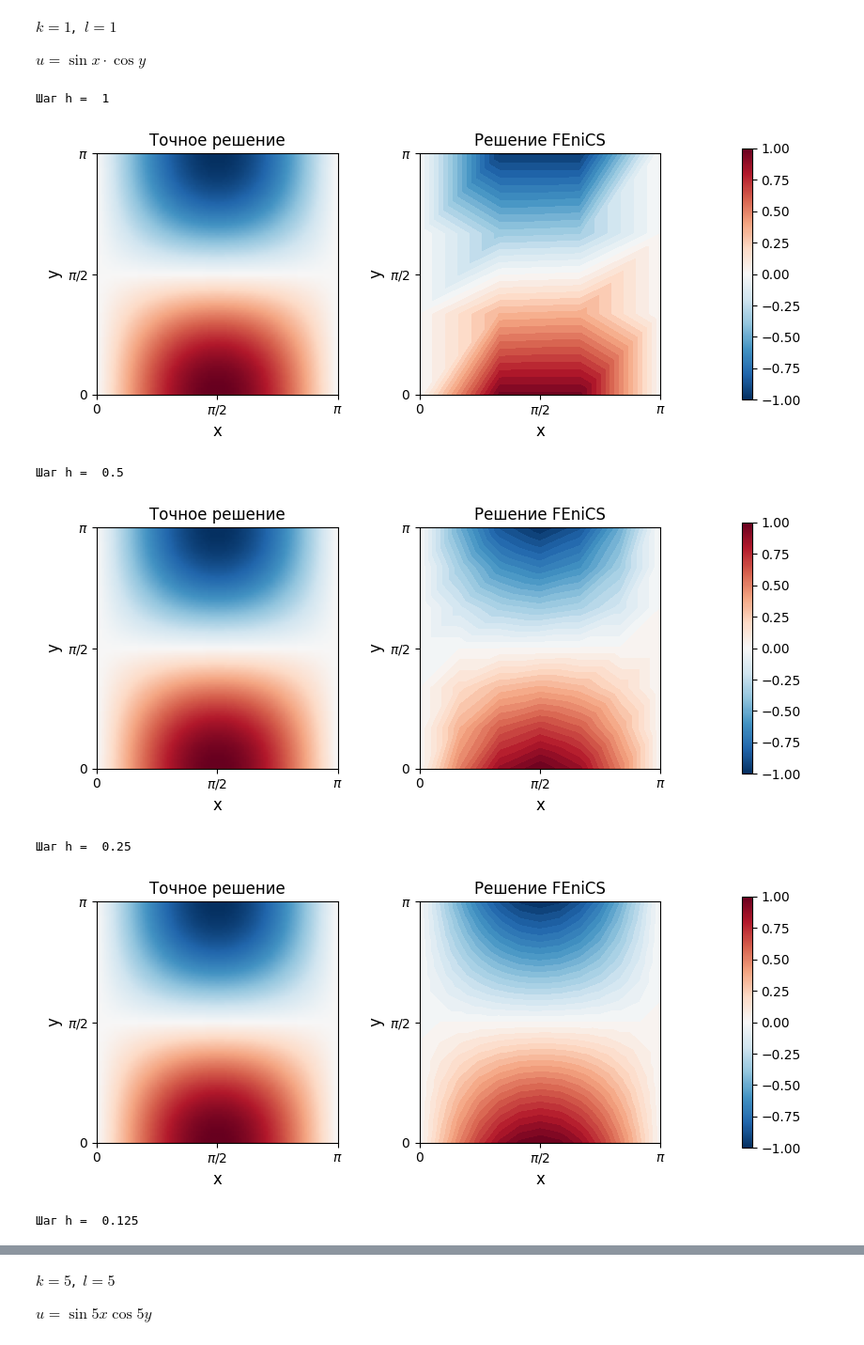
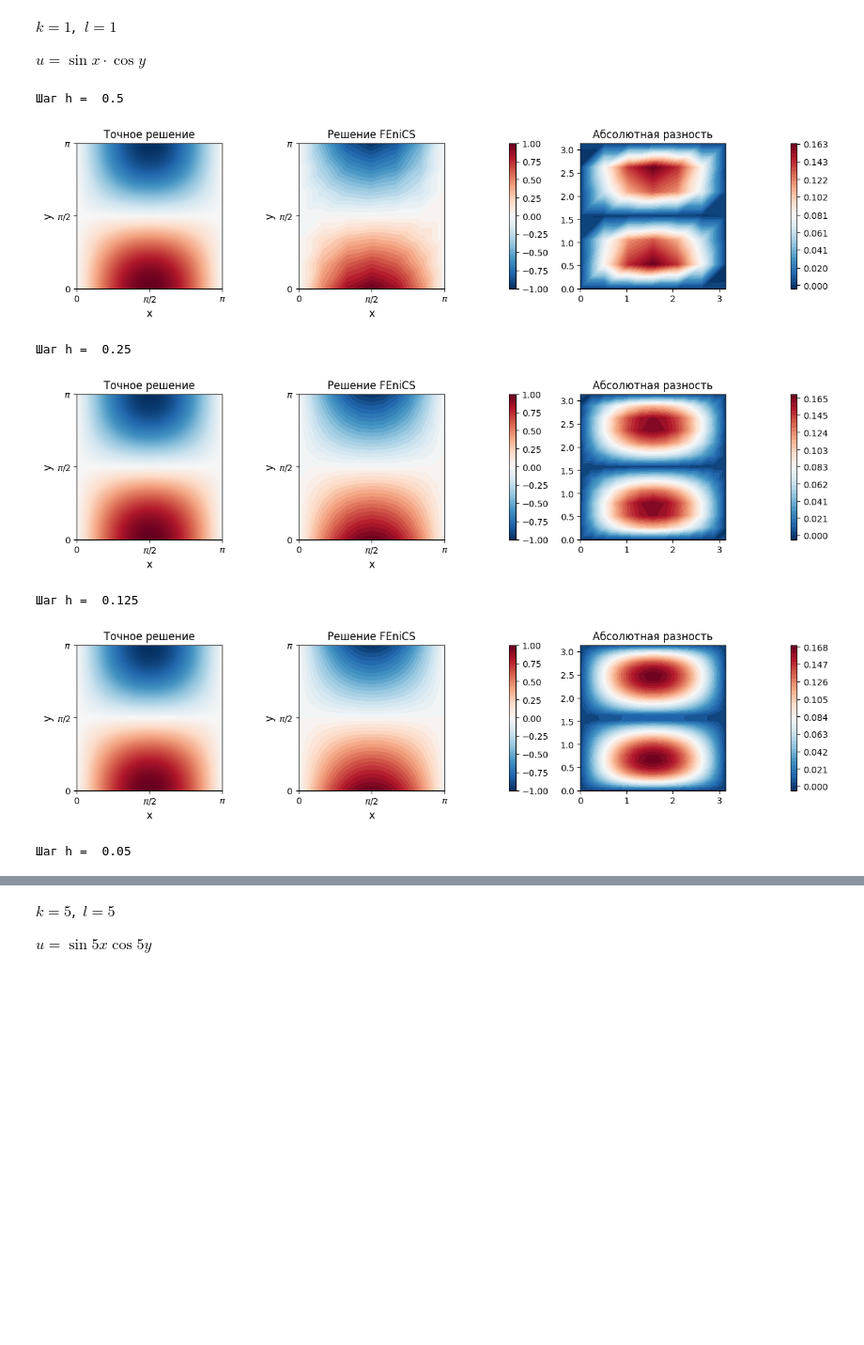
Before and after one commit to Pisarenkova/KT_2025, a Jupyter notebook: "fenics_ipynb".ipynb, the cells around one changed output, grey strips where cells are left out. Shown at 94% size. Saved outputs shown, nothing was run; the diff lists cells and outputs as text; code cells hidden in the pictures; blank space fills up the shorter version.

```diff
--- a/"fenics_ipynb".ipynb
+++ b/"fenics_ipynb".ipynb
@@ -114,12 +114,12 @@ def visualize_solution(k,l,h,i):
     # Графики
     h_min, h_max, v_min, v_max = 0, np.pi, 0, np.pi
 
-    fig = plt.figure(figsize=(9, 8))
-    gs = gridspec.GridSpec(2, 3, height_ratios=[1, 1], width_ratios=[1, 1, 0.04], wspace=0.5, hspace=0.3)
+    fig = plt.figure(figsize=(15, 3))
+    gs = gridspec.GridSpec(1, 5, height_ratios=[1], width_ratios=[1, 1, 0.04, 1, 0.04], wspace=0.5, hspace=0.3)
 
     #exact_sol = interpolate(Expression('sin(x[0])*cos(x[1])', degree=2), u_solution.function_space())
 
-    titles = ["Точное решение", "Абсолютная разность"]
+    titles = ["Точное решение"]
     data = [y_exact.reshape(100, 100, order='F')]
 
     def create_subplot(ax, data, title):
@@ -146,16 +146,16 @@ def visualize_solution(k,l,h,i):
     cbar = fig.colorbar(c1, cax=fig.add_subplot(gs[0, 2]), norm=norm, cmap='RdBu_r')
     cbar.set_ticks(np.linspace(np.min(data[0]), np.max(data[0]), 9).round(2))
 
-    # M=np.linspace(0, np.pi, 49)
+    exact_sol = interpolate(Expression(u_d[i], degree=2), u_solution.function_space())
+    c=plot(abs(u_solution - exact_sol), fig.add_subplot(gs[0,3]), cmap='RdBu_r', extent=(h_min, h_max, v_min, v_max), origin='lower')
+    plt.title("Абсолютная разность", fontsize=12)
 
-    # plt.plot(M,np.abs(u_solution.vector().get_local() - exact_sol.vector().get_local()),fig.add_subplot(gs[0,3]))
+    max=np.max(np.abs(u_solution.vector().get_local() - exact_sol.vector().get_local()))
+    min=np.min(np.abs(u_solution.vector().get_local() - exact_sol.vector().get_local()))
 
-    # def add_colorbar(c, ax, data):
-    #     norm = plt.Normalize(np.min(data), np.max(data))
-    #     cbar = fig.colorbar(c, cax=ax, norm=norm)
-    #     cbar.set_ticks(np.linspace(np.min(data), np.max(data), 9).round(3))
-
-    #add_colorbar(c1, fig.add_subplot(gs[0, 4]), data[2])
+    norm = plt.Normalize(min,max)
+    cbar = fig.colorbar(c, cax=fig.add_subplot(gs[0, 4]), norm=norm, cmap='RdBu_r')
+    cbar.set_ticks(np.linspace(min,max, 9).round(4))
 
     plt.show()
 # %% [markdown]
@@ -202,18 +202,18 @@ $u=\sin{x}⋅\cos{y}$
 # %%
 k = 1
 l = 1
 i = 0
-h=[1, 0.5, 0.25, 0.125, 0.05]
+h=[0.5, 0.25, 0.125, 0.05, 0.01]
 for h_values in h:
   #mesh, u_solution = solve_pde(f_exp[i], u_d[i], h)
 
   print(f"Шаг h =  {h_values}")
   visualize_solution(k,l,h_values,i)
 # %% [output]
-Шаг h =  1
+Шаг h =  0.5
-[figure, old version]
+[figure, new version]
-Шаг h =  0.5
+Шаг h =  0.25
-[figure, old version]
+[figure, new version]
-Шаг h =  0.25
+Шаг h =  0.125
-[figure, old version]
+[figure, new version]
-Шаг h =  0.125
+Шаг h =  0.05
```
Also changed, not shown: parts of 9 cells of this notebook.
